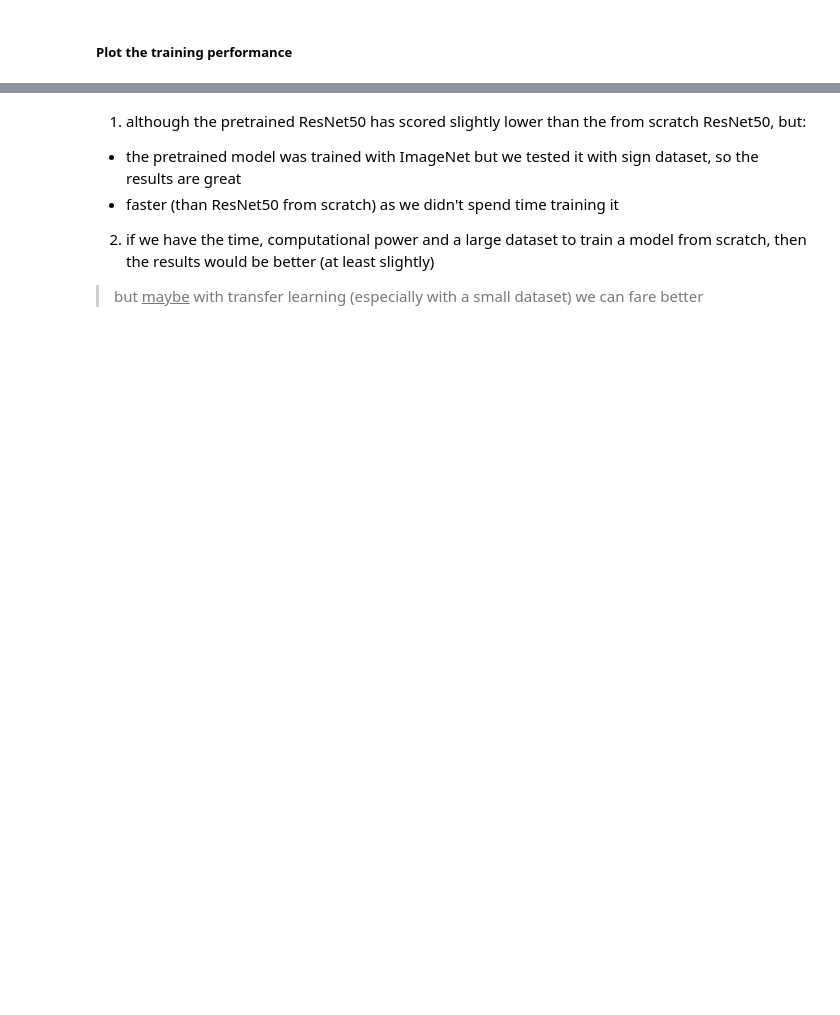
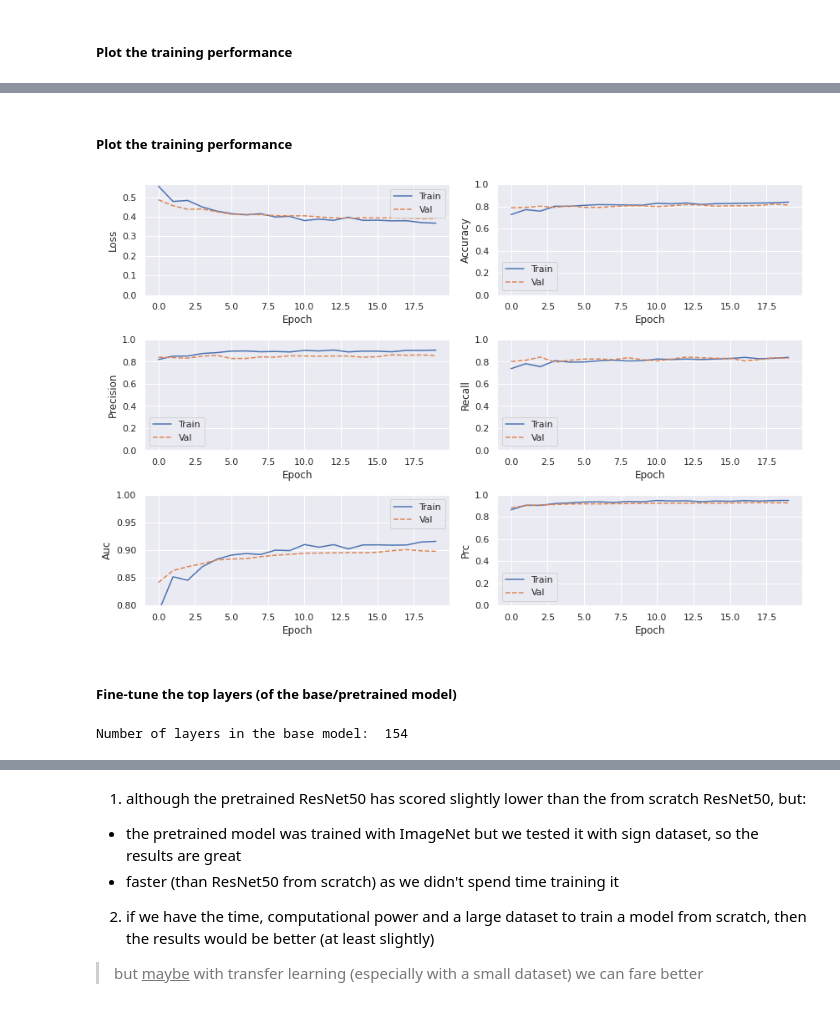
Before and after one commit to tekboart/CHB-image_classification_GradCam, a Jupyter notebook: 1. Image Classification/image_classification.ipynb, the cells around one changed output, grey strips where cells are left out. Saved outputs shown, nothing was run; the diff lists cells and outputs as text; code cells hidden in the pictures; blank space fills up the shorter version.

```diff
--- a/1. Image Classification/image_classification.ipynb
+++ b/1. Image Classification/image_classification.ipynb
@@ -1070,0 +1282,7 @@ plot_cm(y_true, y_pred)
+# %%
+MobileNetv3_pretrained = tf.keras.applications.MobileNetV2(input_shape=input_shape, include_top=False, weights='imagenet')
+
+
+# load the preprocessing of the base/pretrained model (i.e., MobileNet) (the ResNet50V2 didn't have it)
+# preprocess_input = ResNet50v2_pretrained.preprocess_input
+preprocess_input = tf.keras.applications.mobilenet_v2.preprocess_input
@@ -1070,0 +1325,3 @@ plot_cm(y_true, y_pred)
+# %%
+# instantiate a Transfer Learning Model
+MobileNetv3_tl = tl_model_builder(MobileNetv3_pretrained, input_shape=input_shape, drop_prob=0.2, value_range=(-1.0, 1.0))
@@ -1070,0 +1371,20 @@ plot_cm(y_true, y_pred)
+# %%
+# set the callback for early stopping
+
+early_stopping = tf.keras.callbacks.EarlyStopping(
+    monitor='val_loss',
+    # monitor='val_prc',
+    verbose=0,
+    patience=5,
+    mode='auto',
+    restore_best_weights=True)
+# %%
+initial_epochs = 20
+
+MobileNetv3_tl_history = MobileNetv3_tl.fit(
+    train_ds,
+    validation_data=val_ds,
+    epochs=initial_epochs,
+    callbacks=[early_stopping],
+    # class_weight=None)
+    class_weight=class_weight)
@@ -1070,0 +1409,17 @@ plot_cm(y_true, y_pred)
+# %% [markdown]
+##### Plot the training performance
+# %%
+# metrics_names = ['loss', 'accuracy']
+metrics_names = ['loss', 'accuracy', 'precision', 'recall', 'auc', 'prc']
+# metrics_names = MobileNetv3_tl.metrics_names
+plot_metrics(MobileNetv3_tl_history, metrics=metrics_names)
+plt.show()
+# %% [output]
+[figure, added]
+# %% [markdown]
+##### Fine-tune the top layers (of the base/pretrained model)
+# %%
+# Let's take a look to see how many layers are in the base model
+print("Number of layers in the base model: ", len(MobileNetv3_pretrained.layers))
+# %% [output]
+Number of layers in the base model:  154
```
Also changed, not shown: parts of 64 cells of this notebook.
